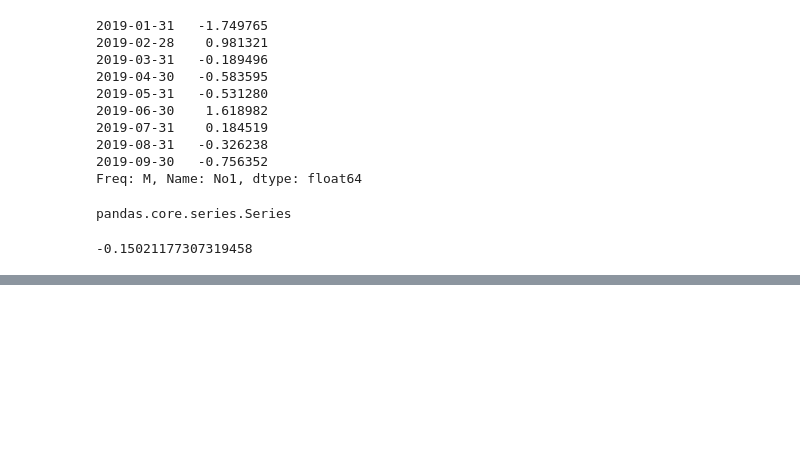
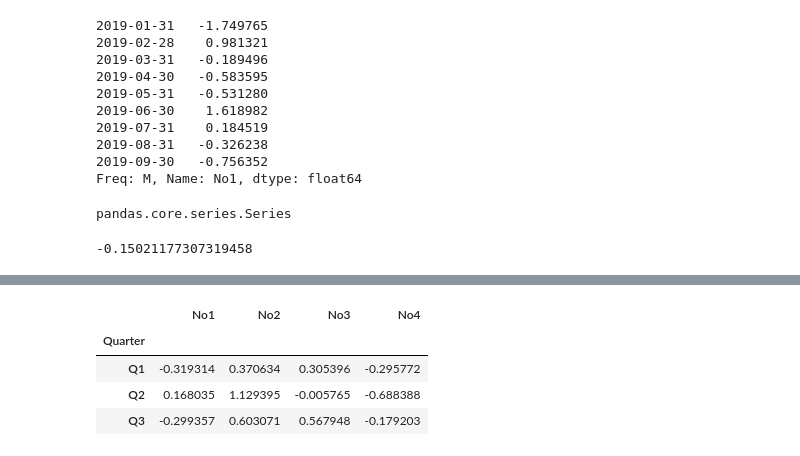
Before and after one commit to codilemma/PythonFinance, a Jupyter notebook: algo_trading/pandas_data_analysis.ipynb, the cells around one changed output, grey strips where cells are left out. Drawn from its saved outputs; the diff is of its cells as text; code cells hidden in the pictures; blank space fills up the shorter version.

```diff
--- a/algo_trading/pandas_data_analysis.ipynb
+++ b/algo_trading/pandas_data_analysis.ipynb
@@ -400,0 +436,8 @@ s.plot(lw=2.0, figsize=(10, 6))
+# %%
+groups.mean()
+# %% [output]
+|  | No1 | No2 | No3 | No4 |
+| Quarter |  |  |  |  |
+| Q1 | -0.319314 | 0.370634 | 0.305396 | -0.295772 |
+| Q2 | 0.168035 | 1.129395 | -0.005765 | -0.688388 |
+| Q3 | -0.299357 | 0.603071 | 0.567948 | -0.179203 |
```
Also changed, not shown: parts of 12 cells of this notebook, 2 other files.
